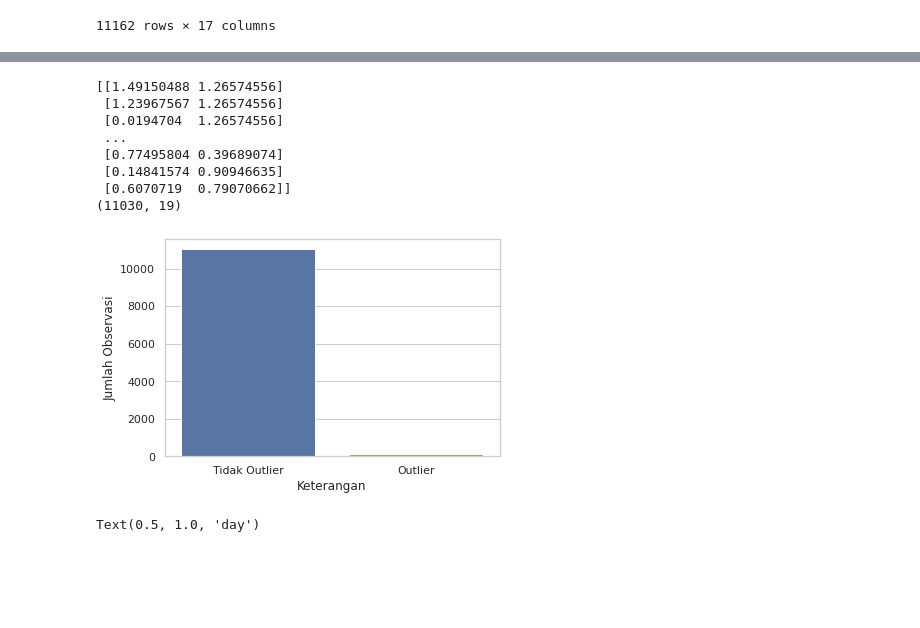
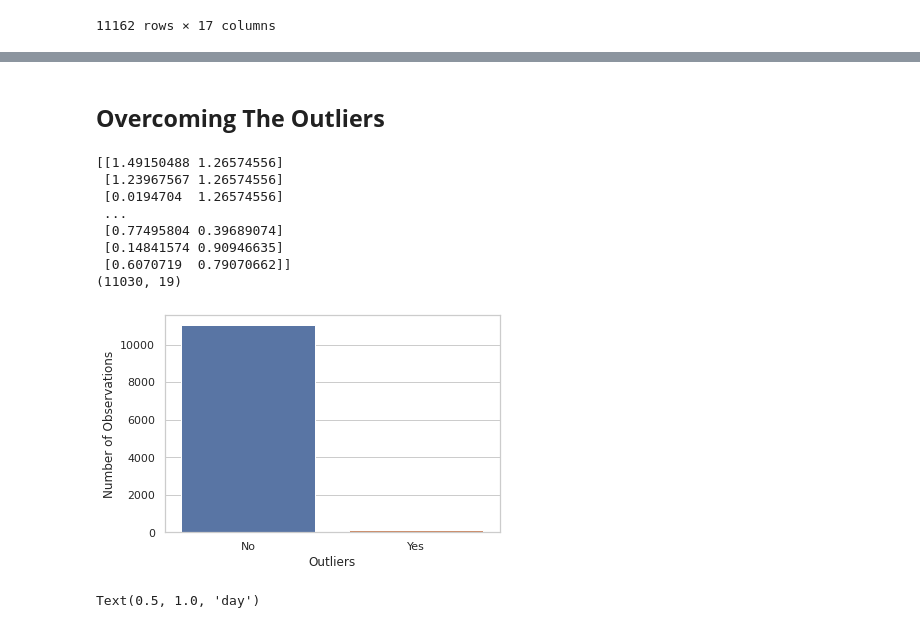
Before and after one commit to putricinto/Machine-Learning-Project---MLCC, a Jupyter notebook: Exercise1_Bank_Classification.ipynb, the cells around one changed output, grey strips where cells are left out. Saved outputs shown, nothing was run; the diff lists cells and outputs as text; code cells hidden in the pictures; blank space fills up the shorter version.

```diff
--- a/Exercise1_Bank_Classification.ipynb
+++ b/Exercise1_Bank_Classification.ipynb
@@ -122,3 +171,5 @@ plt.show()
+# %% [markdown]
+## **Overcoming The Outliers**
 # %%
 bank1=bank.drop(['job','marital','education','default','housing','loan','contact','month','poutcome','pdays_1','previous_1','campaign_1','balance_1','duration_bin1','duration_bin2','duration_bin3','deposit'],1)
 #Mengatasi Outlier
@@ -138,15 +189,15 @@ print(bank.shape)
  [0.6070719  0.79070662]]
 (11030, 19)
 # %%
-#Jumlah Outlier
+#Numbers of Outlier
 sns.set(style="whitegrid")
 c=pd.DataFrame([])
-c['Keterangan']=["Tidak Outlier","Outlier"]
-c['Jumlah Observasi']=[11030,132]
-bx = sns.barplot(x="Keterangan", y="Jumlah Observasi",data=c)
+c['Outliers']=["No","Yes"]
+c['Number of Observations']=[11030,132]
+bx = sns.barplot(x="Outliers", y="Number of Observations",data=c)
 plt.show()
 # %% [output]
-[figure, old version]
+[figure, new version]
 # %%
 fig, axs = plt.subplots(1, 2, figsize=(10, 5))
 
```
Also changed, not shown: parts of 18 cells of this notebook.
